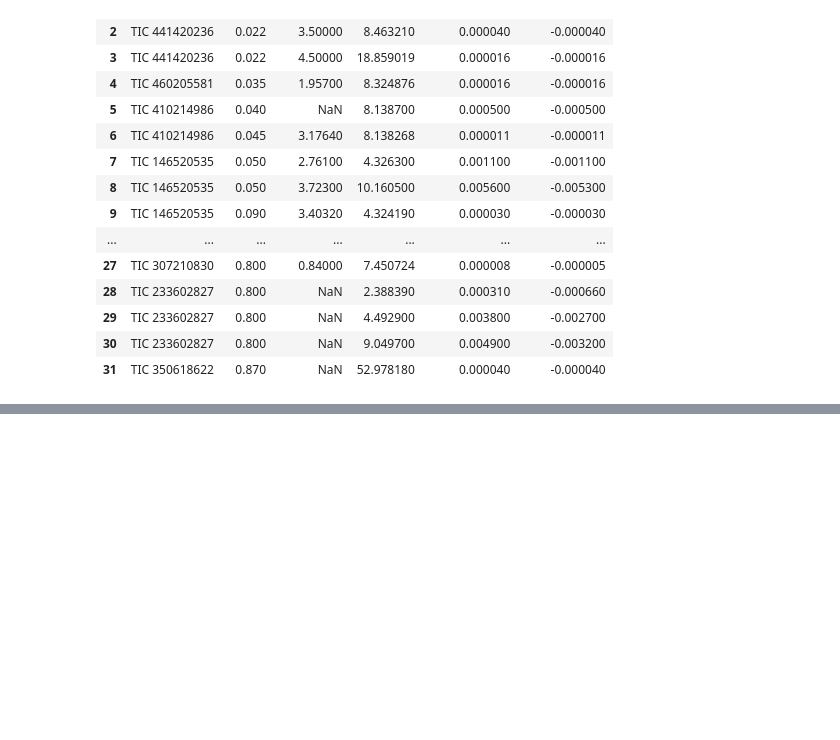
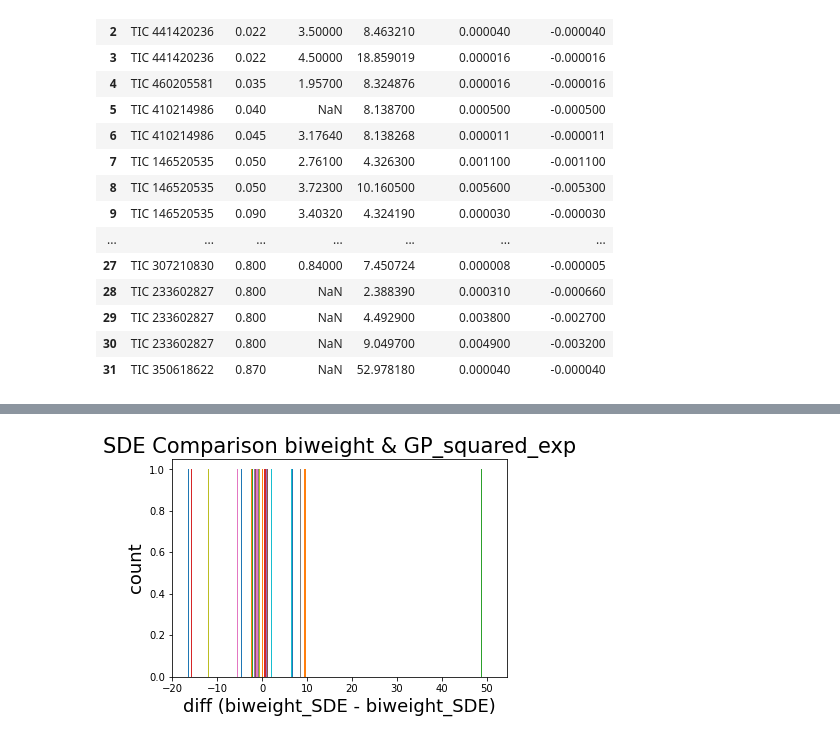
Before and after one commit to hiremasa/ytps, a Jupyter notebook: src/Extract_Nasa_exoplanet_archive.ipynb, the cells around one changed output, grey strips where cells are left out. Cells and saved outputs as stored; diff of their text form; code cells hidden in the pictures; blank space fills up the shorter version.

```diff
--- a/src/Extract_Nasa_exoplanet_archive.ipynb
+++ b/src/Extract_Nasa_exoplanet_archive.ipynb
@@ -283,0 +311,4 @@ df_target
+# %%
+sdf_comparison("biweight", "GP_squared_exp")
+# %% [output]
+[figure, added]
```
Also changed, not shown: parts of 22 cells of this notebook, 1 other file.
